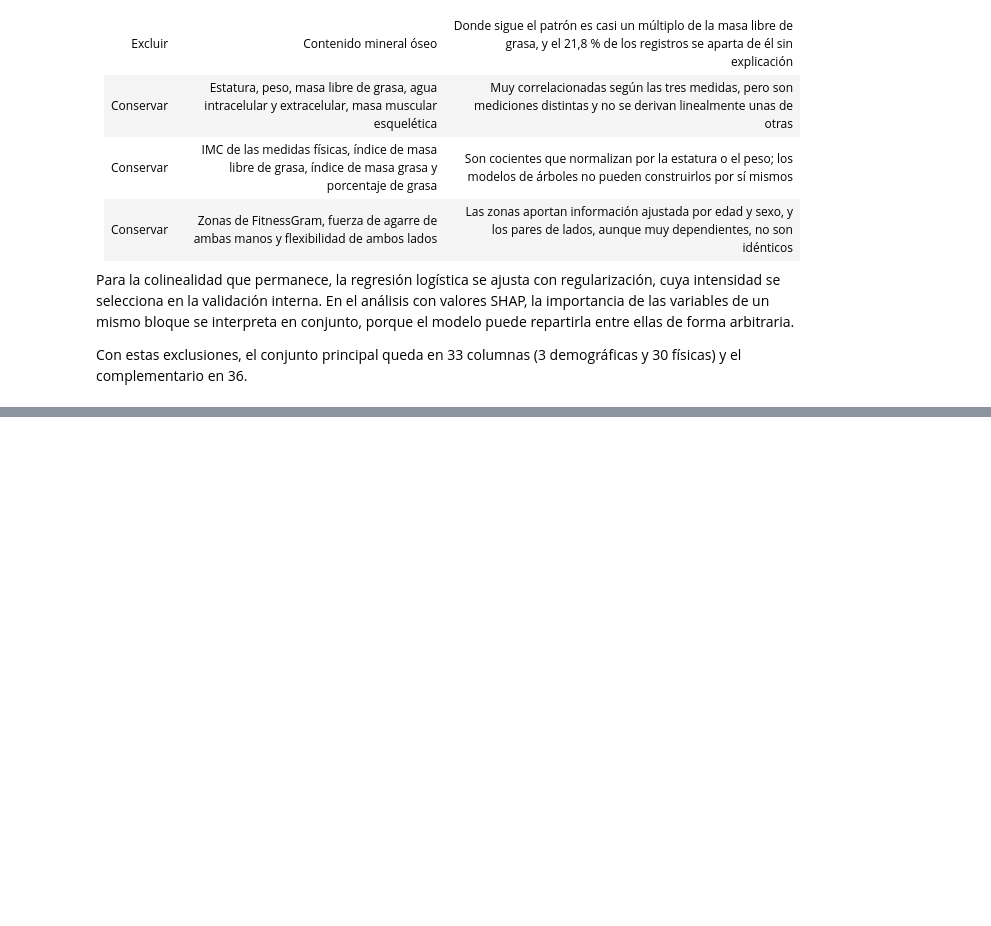
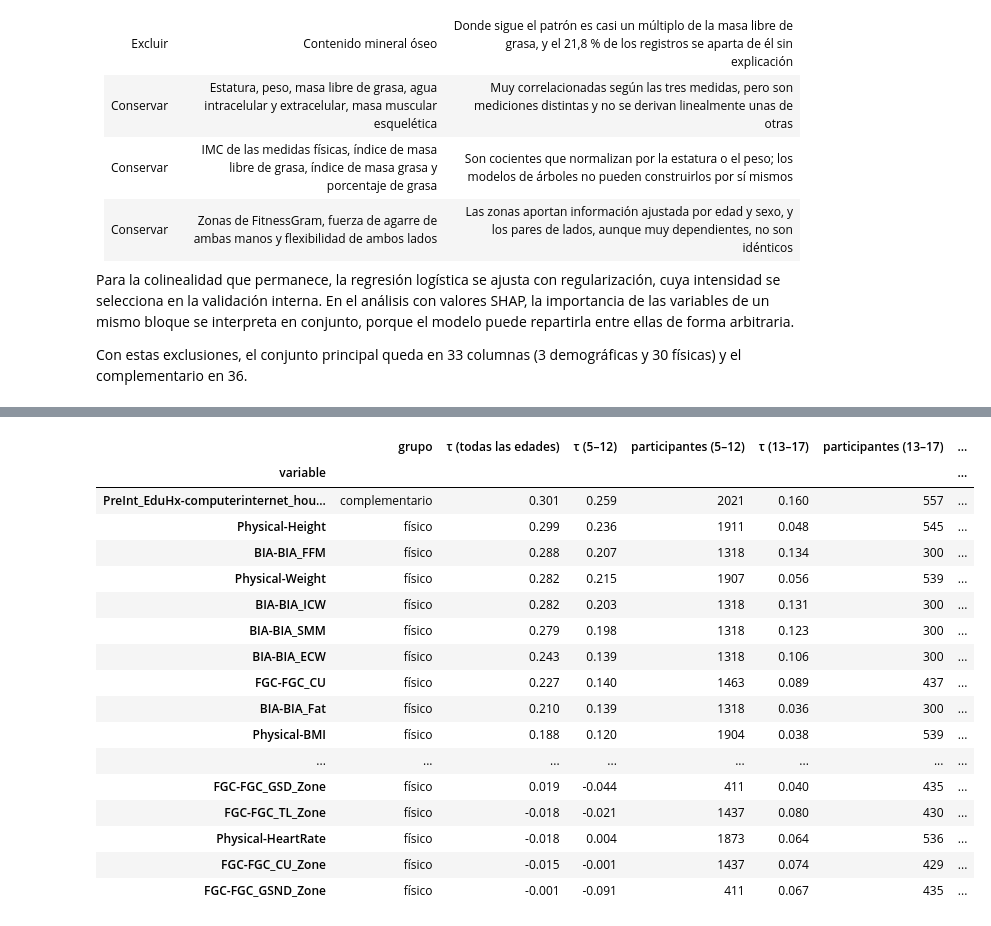
Before and after one commit to juanestebancg2806/piu-severity-prediction, a Jupyter notebook: notebooks/01_eda.ipynb, the cells around one changed output, grey strips where cells are left out. Saved outputs shown, nothing was run; the diff lists cells and outputs as text; code cells hidden in the pictures; blank space fills up the shorter version.

```diff
--- a/notebooks/01_eda.ipynb
+++ b/notebooks/01_eda.ipynb
@@ -2765,0 +3046,42 @@ Con estas exclusiones, el conjunto principal queda en 33 columnas (3 demográfic
+# %%
+MIN_ESTRATO = 30
+
+filas = []
+for variable in asociacion_sii.index.drop("Basic_Demos-Age"):
+    fila = {"variable": variable, "grupo": grupo_predictor[variable]}
+    for grupo in GRUPOS_EDAD:
+        mascara = grupo_edad == grupo
+        datos = pd.concat(
+            [analisis.loc[mascara, variable], sii_numerico[mascara]], axis="columns"
+        ).dropna()
+        suficiente = len(datos) >= MIN_ESTRATO and datos[variable].nunique() > 1
+        fila[f"τ ({grupo})"] = (
+            kendalltau(datos[variable], datos["sii"])[0] if suficiente else np.nan
+        )
+        fila[f"participantes ({grupo})"] = len(datos)
+    filas.append(fila)
+
+asociacion_por_edad = pd.DataFrame(filas).set_index("variable")
+asociacion_por_edad.insert(
+    1, "τ (todas las edades)", asociacion_sii.loc[asociacion_por_edad.index, "τ de Kendall"]
+)
+asociacion_por_edad.round(3)
+# %% [output]
+|  | grupo | τ (todas las edades) | τ (5–12) | participantes (5–12) | τ (13–17) | participantes (13–17) | ... |
+| variable |  |  |  |  |  |  | ... |
+| PreInt_EduHx-computerinternet_hou... | complementario | 0.301 | 0.259 | 2021 | 0.160 | 557 | ... |
+| Physical-Height | físico | 0.299 | 0.236 | 1911 | 0.048 | 545 | ... |
+| BIA-BIA_FFM | físico | 0.288 | 0.207 | 1318 | 0.134 | 300 | ... |
+| Physical-Weight | físico | 0.282 | 0.215 | 1907 | 0.056 | 539 | ... |
+| BIA-BIA_ICW | físico | 0.282 | 0.203 | 1318 | 0.131 | 300 | ... |
+| BIA-BIA_SMM | físico | 0.279 | 0.198 | 1318 | 0.123 | 300 | ... |
+| BIA-BIA_ECW | físico | 0.243 | 0.139 | 1318 | 0.106 | 300 | ... |
+| FGC-FGC_CU | físico | 0.227 | 0.140 | 1463 | 0.089 | 437 | ... |
+| BIA-BIA_Fat | físico | 0.210 | 0.139 | 1318 | 0.036 | 300 | ... |
+| Physical-BMI | físico | 0.188 | 0.120 | 1904 | 0.038 | 539 | ... |
+| ... | ... | ... | ... | ... | ... | ... | ... |
+| FGC-FGC_GSD_Zone | físico | 0.019 | -0.044 | 411 | 0.040 | 435 | ... |
+| FGC-FGC_TL_Zone | físico | -0.018 | -0.021 | 1437 | 0.080 | 430 | ... |
+| Physical-HeartRate | físico | -0.018 | 0.004 | 1873 | 0.064 | 536 | ... |
+| FGC-FGC_CU_Zone | físico | -0.015 | -0.001 | 1437 | 0.074 | 429 | ... |
+| FGC-FGC_GSND_Zone | físico | -0.001 | -0.091 | 411 | 0.067 | 435 | ... |
```
Also changed, not shown: parts of 10 cells of this notebook, 2 other files.
